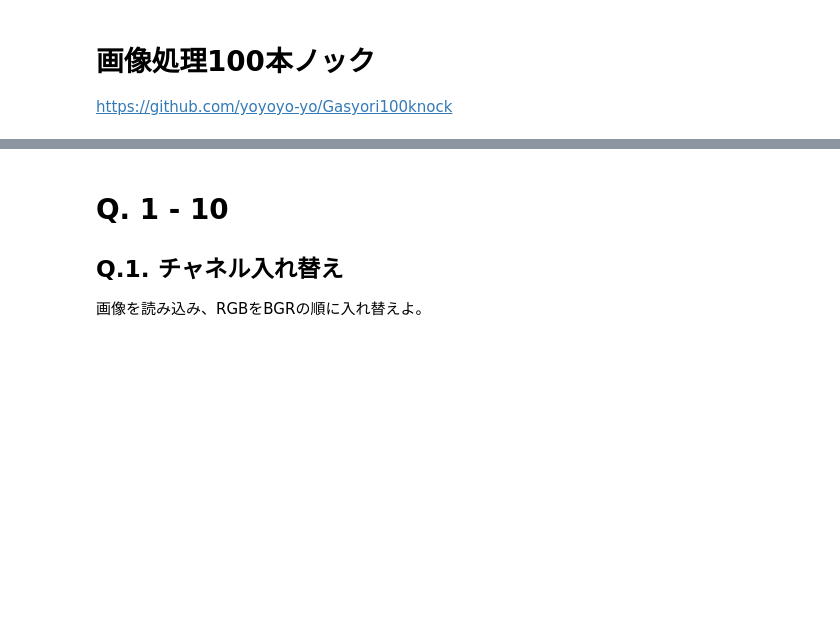
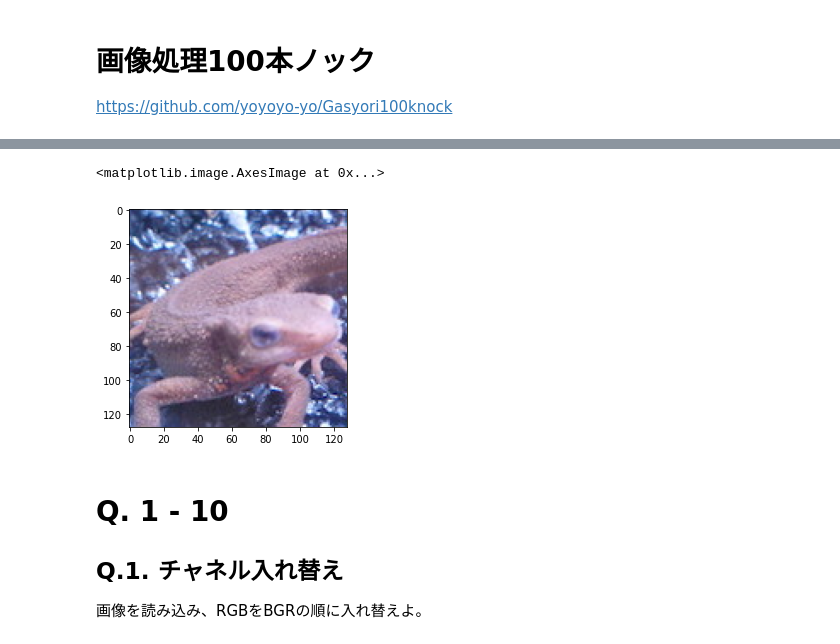
Before and after one commit to honehaniwa/Gasyori100knock, a Jupyter notebook: Question01_10.ipynb, the cells around one changed output, grey strips where cells are left out. Drawn from its saved outputs; the diff is of its cells as text; code cells hidden in the pictures; blank space fills up the shorter version.

```diff
--- a/Question01_10.ipynb
+++ b/Question01_10.ipynb
@@ -18,3 +24,9 @@ plt.show()
+# %%
+img_orig = cv2.imread("imori.jpg")
+plt.imshow(cv2.cvtColor(img_orig, cv2.COLOR_BGR2RGB))
+# %% [output]
+<matplotlib.image.AxesImage at 0x...>
+[figure, added]
 # %%
 # 便利そうな関数を先に作っとく
 
```
Also changed, not shown: parts of 23 cells of this notebook.
